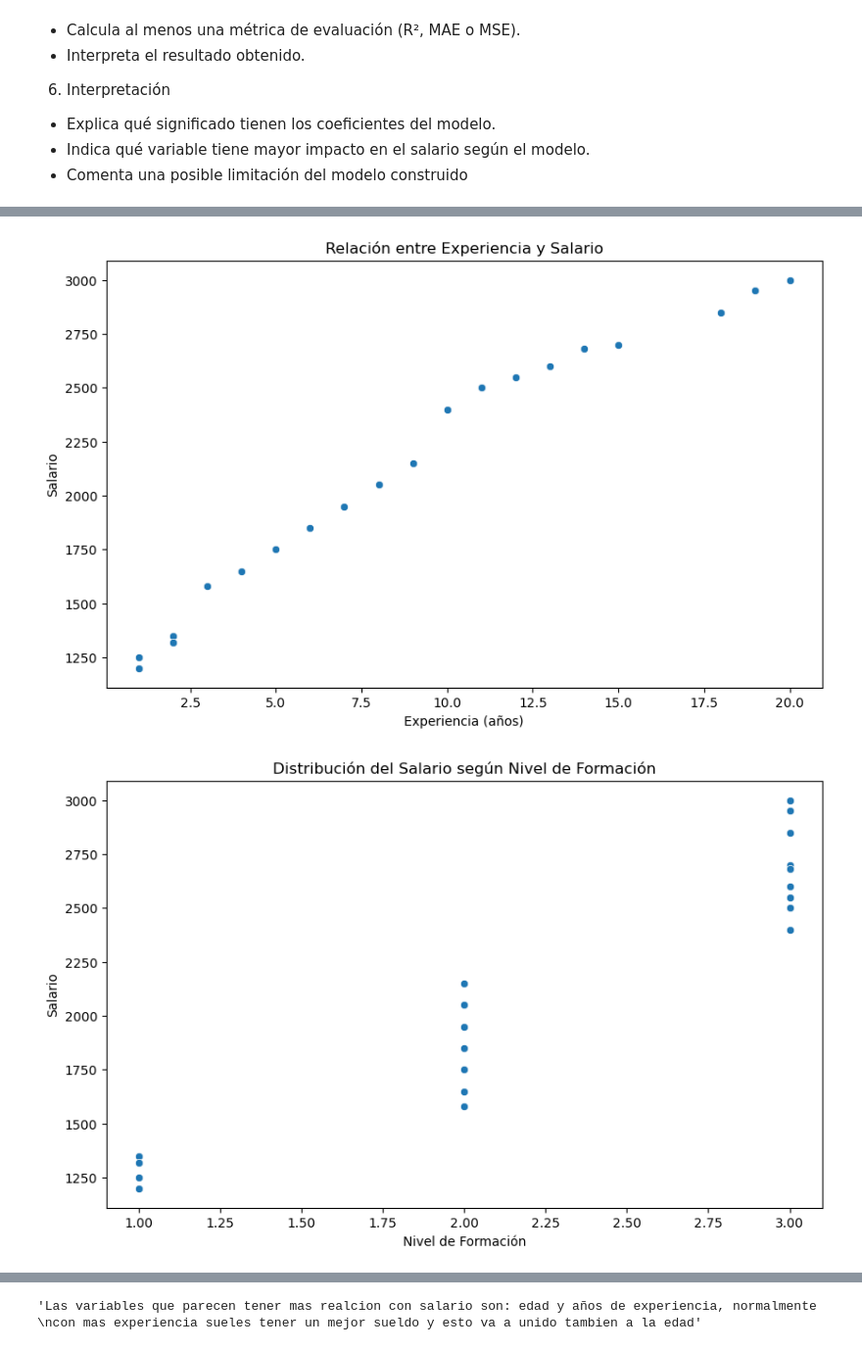
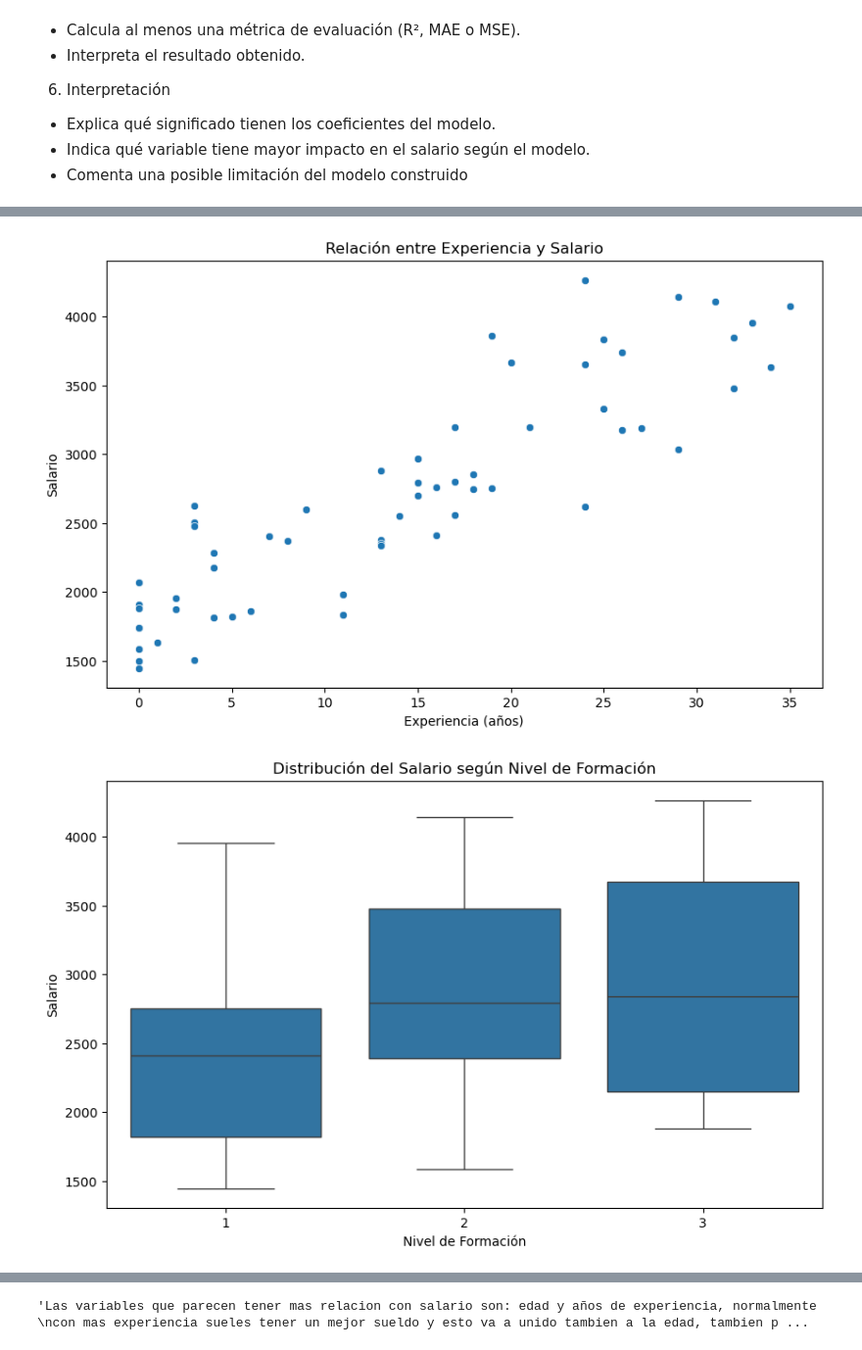
Before and after one commit to pablop11/CE_IABD, a Jupyter notebook: SAA/UNIDAD3/EjRegresionLineal/regresion_lineal.ipynb, the cells around one changed output, grey strips where cells are left out. Shown at 98% size. Cells and saved outputs as stored; diff of their text form; code cells hidden in the pictures.

```diff
--- a/SAA/UNIDAD3/EjRegresionLineal/regresion_lineal.ipynb
+++ b/SAA/UNIDAD3/EjRegresionLineal/regresion_lineal.ipynb
@@ -53,10 +53,14 @@ Interpretar los coeficientes obtenidos.
 - Indica qué variable tiene mayor impacto en el salario según el modelo.
 - Comenta una posible limitación del modelo construido
 # %%
-#1
+'''1. Carga y exploración de datos
+- Importa las librerías necesarias (pandas, numpy, matplotlib, sklearn).
+- Carga el fichero empleados.csv.
+- Muestra las primeras filas del conjunto de datos.
+- Comprueba si existen valores nulos o inconsistencias.'''
 import pandas as pd
 
-df_empleados = pd.read_csv("empleados.csv")
+df_empleados = pd.read_csv("empleados_v2.0.csv")
 df_empleados.head()
 
 print(df_empleados.head())
@@ -75,7 +79,10 @@ horas_extra    False
 salario        False
 dtype: bool
 # %%
-#2
+'''2. Análisis exploratorio
+- Calcula estadísticas descriptivas básicas.
+- Representa gráficamente la relación entre las variables independientes y el salario.
+- Comenta brevemente qué variables parecen tener mayor relación con el salario.'''
 import matplotlib.pyplot as plt
 import seaborn as sns
 
@@ -134,2 +141,2 @@ max    45.00000    20.000000   3.000000    15.000000  3000.000000
-[figure, old version]
+[figure, new version]
-[figure, old version]
+[figure, new version]
@@ -137 +144 @@ max    45.00000    20.000000   3.000000    15.000000  3000.000000
-'Las variables que parecen tener mas realcion con salario son: edad y años de experiencia, normalmente \ncon mas experiencia sueles tener un mejor sueldo y esto va a unido tambien a la edad'
+'Las variables que parecen tener mas relacion con salario son: edad y años de experiencia, normalmente \ncon mas experiencia sueles tener un mejor sueldo y esto va a unido tambien a la edad, tambien p ...
```
Also changed, not shown: parts of 7 cells of this notebook, 4 other files.
